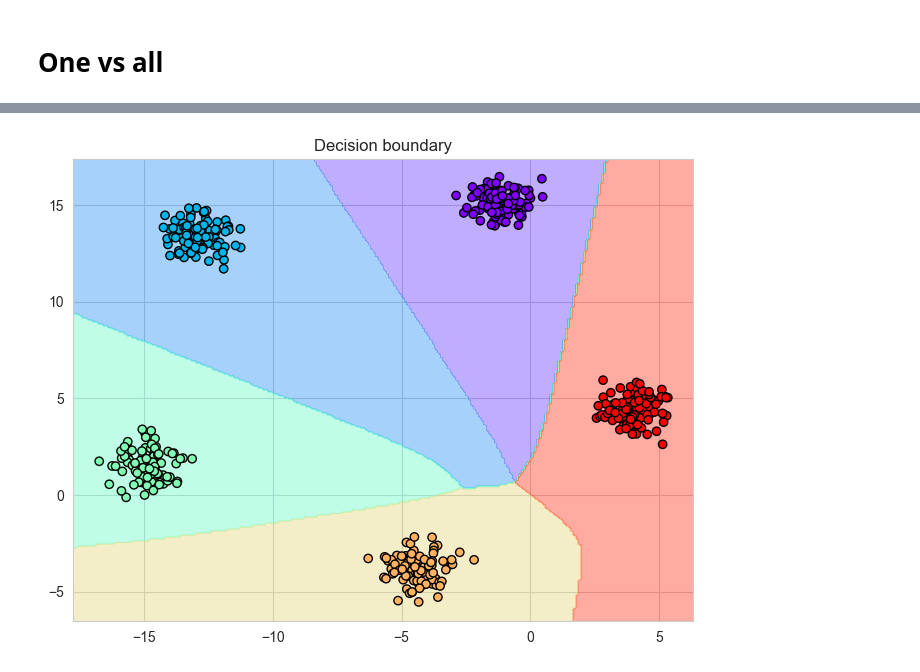
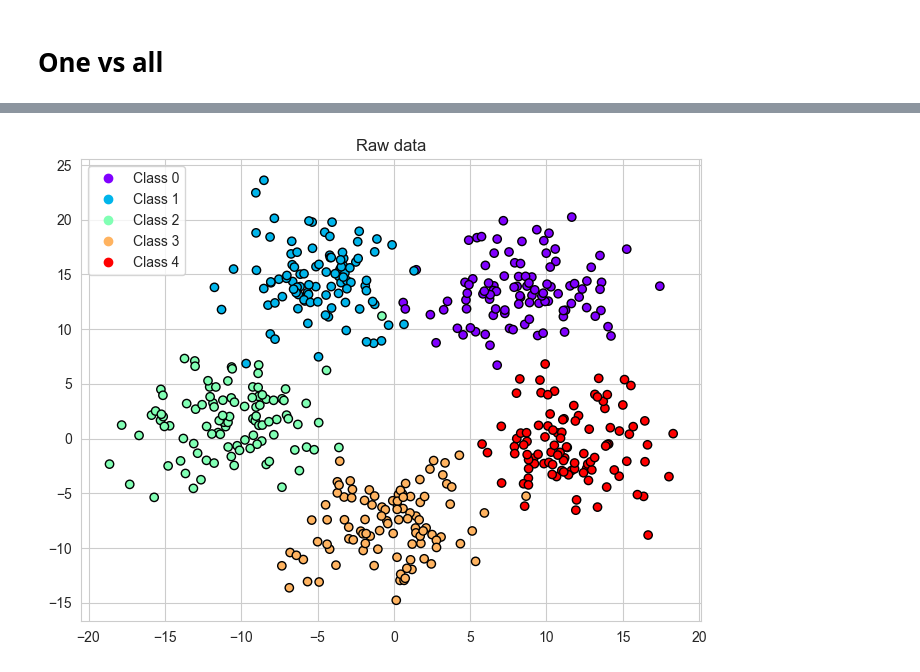
Before and after one commit to Jivl00/KKY_NSES, a Jupyter notebook: SP/showcase.ipynb, the cells around one changed output, grey strips where cells are left out. Saved outputs shown, nothing was run; the diff lists cells and outputs as text; code cells hidden in the pictures.

```diff
--- a/SP/showcase.ipynb
+++ b/SP/showcase.ipynb
@@ -126,5 +124,8 @@ visualization.plot_confusion_matrix(conf)
 [figure]
 # %%
-visualization.plot_decision_boundary(data, one_vs_all_nn, title='Decision boundary')
+# load data
+data = np.loadtxt('tren_data2___09.txt')
+
+visualization.plot_data(data, title='Raw data')
 # %% [output]
-[figure, old version]
+[figure, new version]
```
Also changed, not shown: parts of 39 cells of this notebook, 14 other files.
